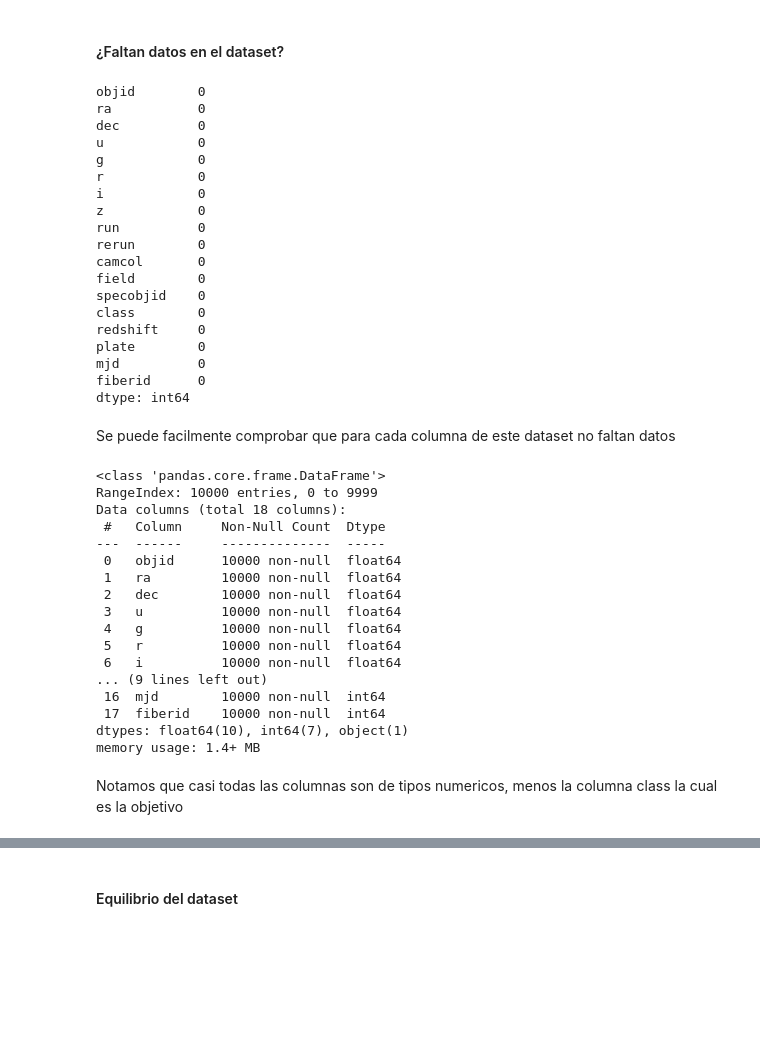
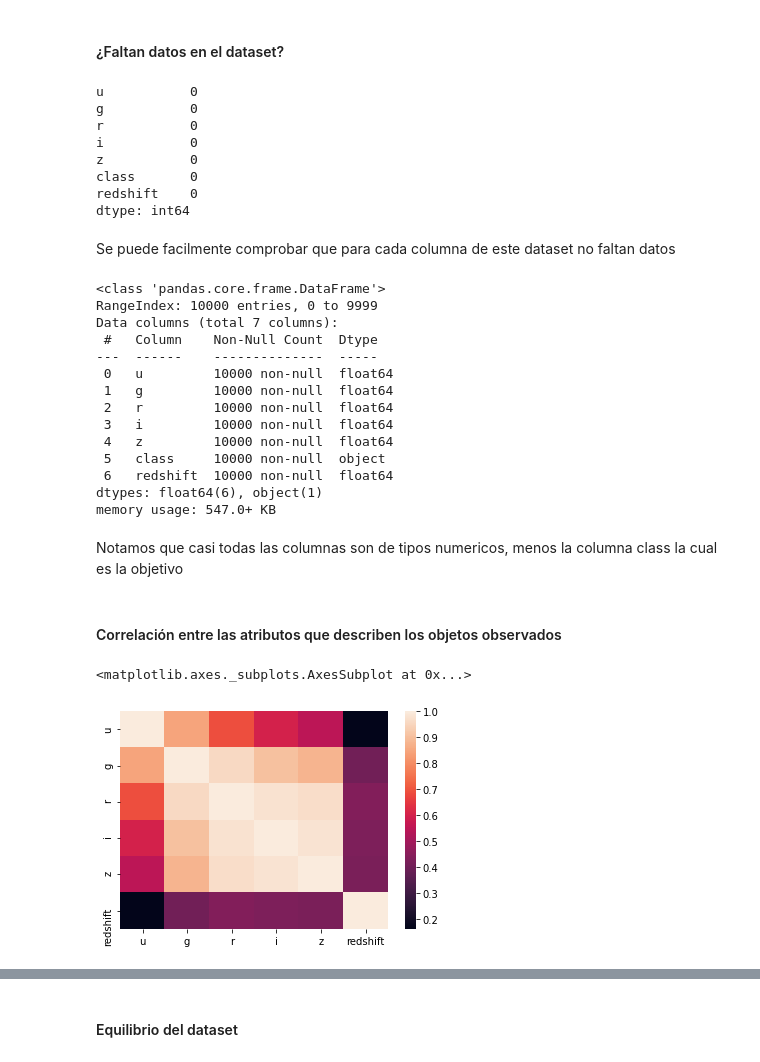
Before and after one commit to eleazarVasquez/INFO257, a Jupyter notebook: TareaPracticaUnidad1/TareaPracticaUnidad1.ipynb, the cells around one changed output, grey strips where cells are left out. Saved outputs shown, nothing was run; the diff lists cells and outputs as text; code cells hidden in the pictures; blank space fills up the shorter version.

```diff
--- a/TareaPracticaUnidad1/TareaPracticaUnidad1.ipynb
+++ b/TareaPracticaUnidad1/TareaPracticaUnidad1.ipynb
@@ -49,0 +70,3 @@ sdss.head()
+# %%
+sdss.drop(['objid', 'ra', 'dec', 'run', 'rerun','camcol',
+           'field', 'specobjid', 'plate', 'mjd', 'fiberid'], axis=1, inplace=True)
@@ -52,24 +84,13 @@ sdss.head()
 # %%
 sdss.isnull().sum()
 # %% [output]
-objid        0
-ra           0
-dec          0
-u            0
-g            0
-r            0
-i            0
-z            0
-run          0
-rerun        0
-camcol       0
-field        0
-specobjid    0
-class        0
-redshift     0
-plate        0
-mjd          0
-fiberid      0
+u           0
+g           0
+r           0
+i           0
+z           0
+class       0
+redshift    0
 dtype: int64
 # %% [markdown]
 Se puede facilmente comprobar que para cada columna de este dataset no faltan datos
@@ -78,20 +99,24 @@ sdss.info()
 # %% [output]
 <class 'pandas.core.frame.DataFrame'>
 RangeIndex: 10000 entries, 0 to 9999
-Data columns (total 18 columns):
- #   Column     Non-Null Count  Dtype
----  ------     --------------  -----
- 0   objid      10000 non-null  float64
- 1   ra         10000 non-null  float64
- 2   dec        10000 non-null  float64
- 3   u          10000 non-null  float64
- 4   g          10000 non-null  float64
- 5   r          10000 non-null  float64
- 6   i          10000 non-null  float64
-... (9 lines left out)
- 16  mjd        10000 non-null  int64
- 17  fiberid    10000 non-null  int64
-dtypes: float64(10), int64(7), object(1)
-memory usage: 1.4+ MB
+Data columns (total 7 columns):
+ #   Column    Non-Null Count  Dtype
+---  ------    --------------  -----
+ 0   u         10000 non-null  float64
+ 1   g         10000 non-null  float64
+ 2   r         10000 non-null  float64
+ 3   i         10000 non-null  float64
+ 4   z         10000 non-null  float64
+ 5   class     10000 non-null  object
+ 6   redshift  10000 non-null  float64
+dtypes: float64(6), object(1)
+memory usage: 547.0+ KB
 # %% [markdown]
 Notamos que casi todas las columnas son de tipos numericos, menos la columna class la cual es la objetivo
+# %% [markdown]
+#### Correlación entre las atributos que describen los objetos observados
+# %%
+sb.heatmap(sdss.corr())
+# %% [output]
+<matplotlib.axes._subplots.AxesSubplot at 0x...>
+[figure, added]
```
Also changed, not shown: parts of 66 cells of this notebook, 1 other file.
